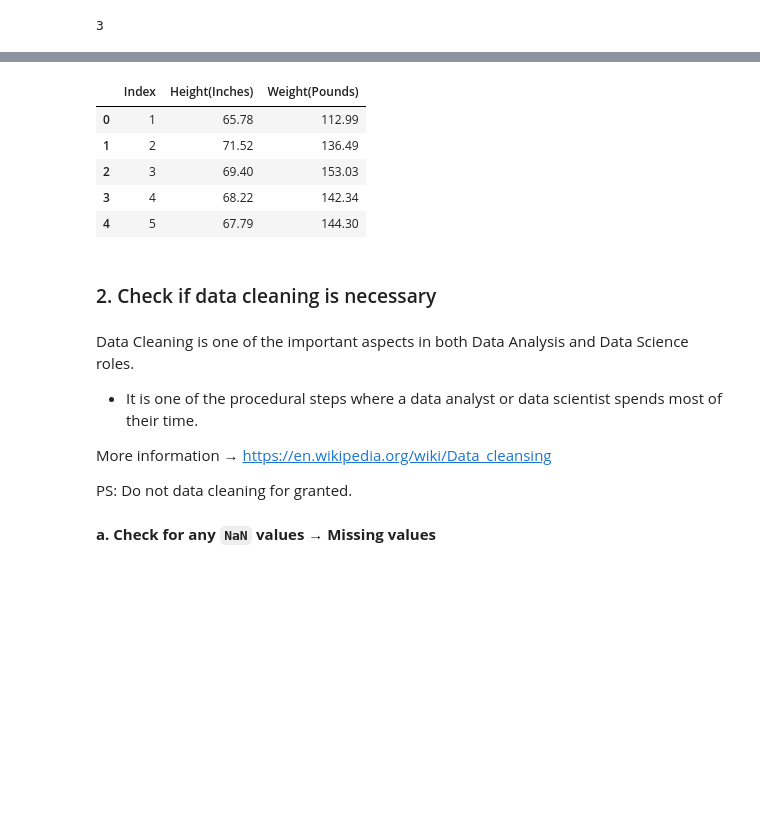
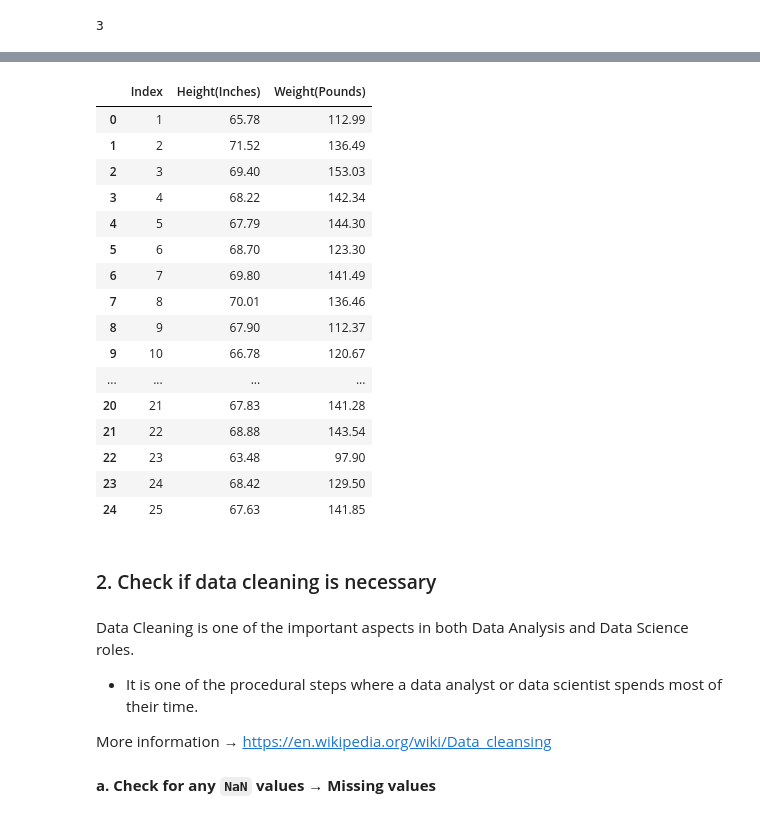
Before and after one commit to msameeruddin/Data-Analysis-Python, a Jupyter notebook: 2_DA_Python/python-and-da.ipynb, the cells around one changed output, grey strips where cells are left out. Saved outputs shown, nothing was run; the diff lists cells and outputs as text; code cells hidden in the pictures; blank space fills up the shorter version.

```diff
--- a/2_DA_Python/python-and-da.ipynb
+++ b/2_DA_Python/python-and-da.ipynb
@@ -113,13 +137,23 @@ len(data)
 # %%
-df = data[1]
-df.head()
+df.head(25)
 # %% [output]
 |  | Index | Height(Inches) | Weight(Pounds) |
 | 0 | 1 | 65.78 | 112.99 |
 | 1 | 2 | 71.52 | 136.49 |
 | 2 | 3 | 69.40 | 153.03 |
 | 3 | 4 | 68.22 | 142.34 |
 | 4 | 5 | 67.79 | 144.30 |
+| 5 | 6 | 68.70 | 123.30 |
+| 6 | 7 | 69.80 | 141.49 |
+| 7 | 8 | 70.01 | 136.46 |
+| 8 | 9 | 67.90 | 112.37 |
+| 9 | 10 | 66.78 | 120.67 |
+| ... | ... | ... | ... |
+| 20 | 21 | 67.83 | 141.28 |
+| 21 | 22 | 68.88 | 143.54 |
+| 22 | 23 | 63.48 | 97.90 |
+| 23 | 24 | 68.42 | 129.50 |
+| 24 | 25 | 67.63 | 141.85 |
 # %% [markdown]
 ### 2. Check if data cleaning is necessary
 # %% [markdown]
@@ -128,8 +162,6 @@ Data Cleaning is one of the important aspects in both Data Analysis and Data Sci
 * It is one of the procedural steps where a data analyst or data scientist spends most of their time.
 
 More information → https://en.wikipedia.org/wiki/Data_cleansing
-
-PS: Do not data cleaning for granted.
 # %% [markdown]
 **a. Check for any `NaN` values → Missing values**
 # %%
```
Also changed, not shown: parts of 20 cells of this notebook, 15 other files.
